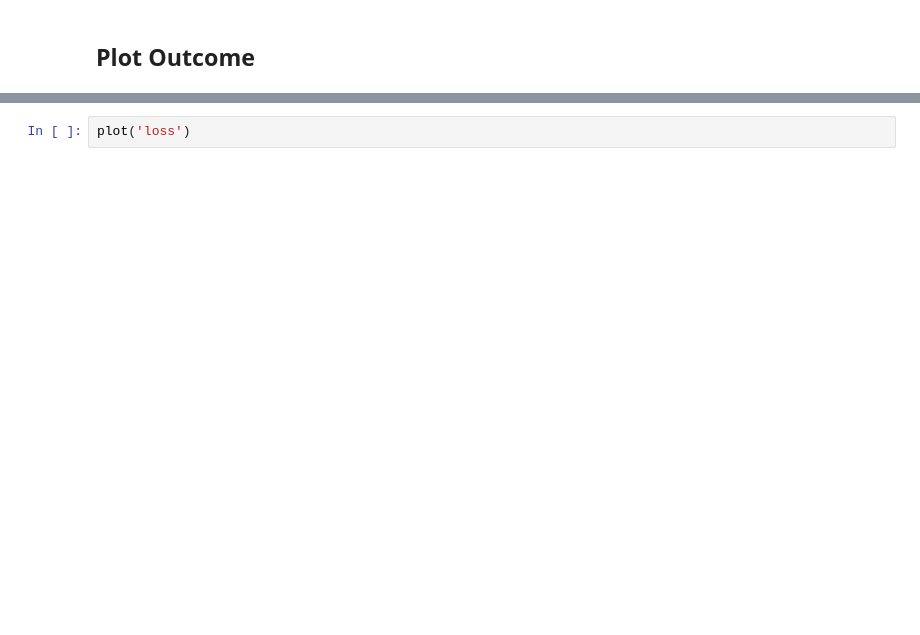
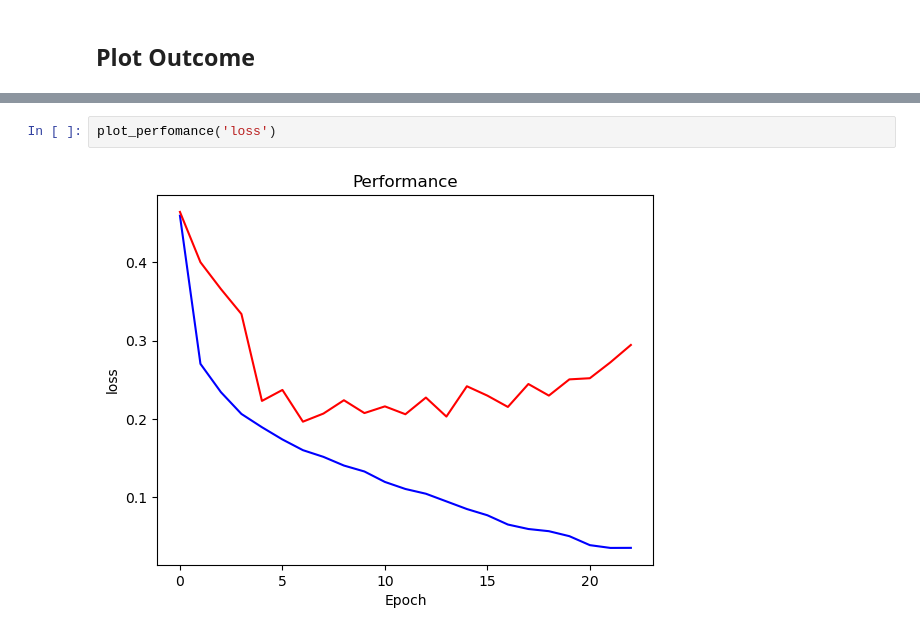
Before and after one commit to lazybear-0425/DeepLearningExperiment, a Jupyter notebook: w9/densenet.ipynb, the cells around one changed output, grey strips where cells are left out. Drawn from its saved outputs; the diff is of its cells as text; blank space fills up the shorter version.

```diff
--- a/w9/densenet.ipynb
+++ b/w9/densenet.ipynb
@@ -195,2 +233,4 @@ plot('acc')
 # %%
-plot('loss')
+plot_perfomance('loss')
+# %% [output]
+[figure, added]
```
Also changed, not shown: parts of 23 cells of this notebook, 2 other files.
